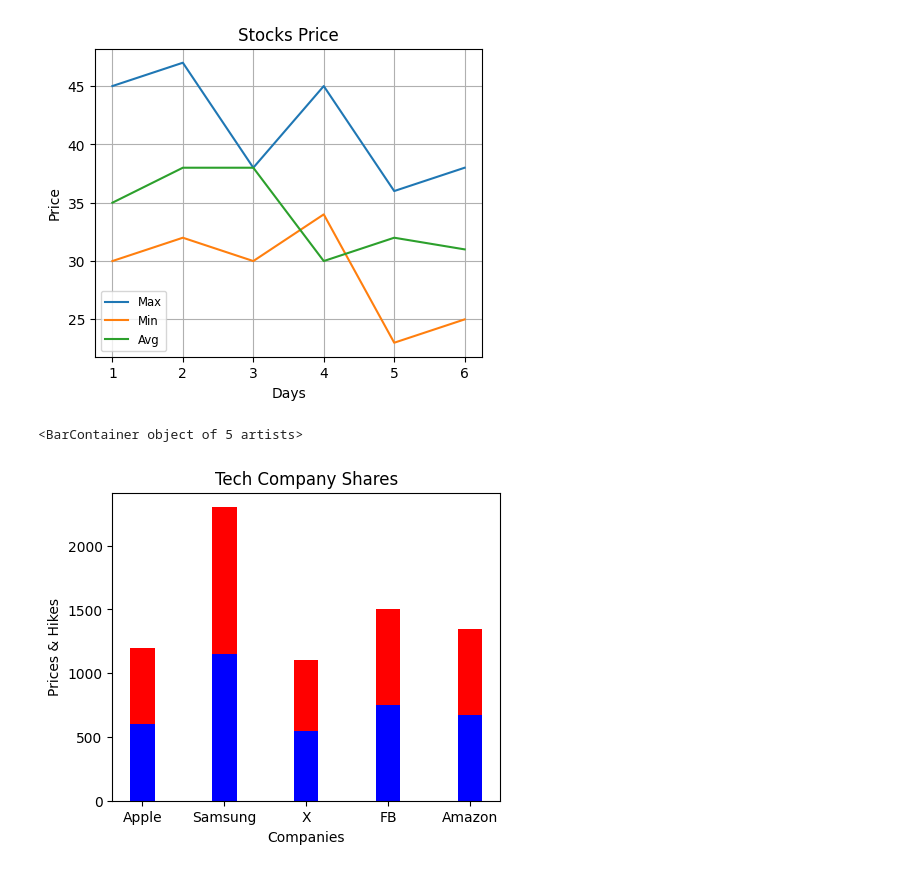
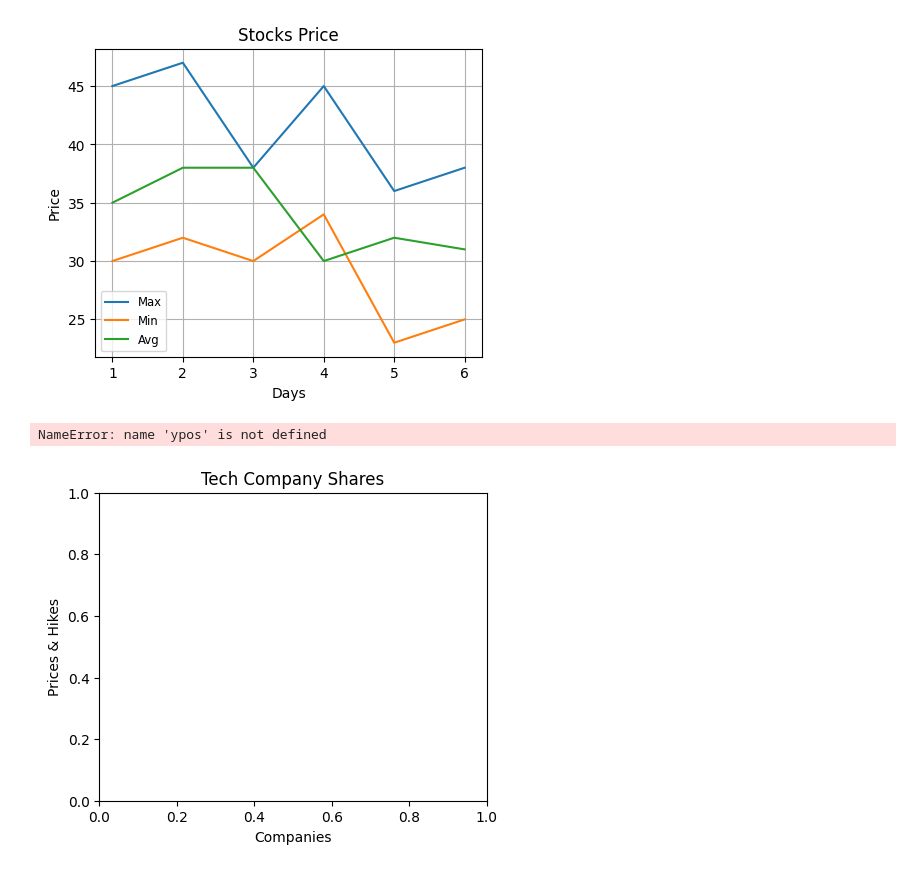
Before and after one commit to VyshnaviKarakatla/statistics-notebooks, a Jupyter notebook: _04_matplotlib.ipynb, the cells around one changed output. Drawn from its saved outputs; the diff is of its cells as text; code cells hidden in the pictures.

```diff
--- a/_04_matplotlib.ipynb
+++ b/_04_matplotlib.ipynb
@@ -156,12 +156,14 @@ companies=['Apple','Samsung','X','FB','Amazon']
 prices=[1200,2300,1100,1500,1350]
 hikes=[prices[0]*0.5,prices[1]*0.5,prices[2]*0.5, prices[3]*0.5,prices[4]*0.5]
 # %%
+ypos
 plt.figure(figsize=(5,4))
 plt.xlabel('Companies')
 plt.ylabel('Prices & Hikes')
 plt.title('Tech Company Shares')
-plt.bar(companies,prices,color='r',label='Price',width=0.3)
-plt.bar(companies,hikes,color='b',label='Hike',width=0.3)
+plt.bar(ypos-0.1,companies,prices,color='r',label='Price',width=0.3)
+plt.bar(ypos+0.1,companies,hikes,color='b',label='Hike',width=0.3)
+plt.legend()
 # %% [output]
-<BarContainer object of 5 artists>
+NameError: name 'ypos' is not defined
-[figure, old version]
+[figure, new version]
```
